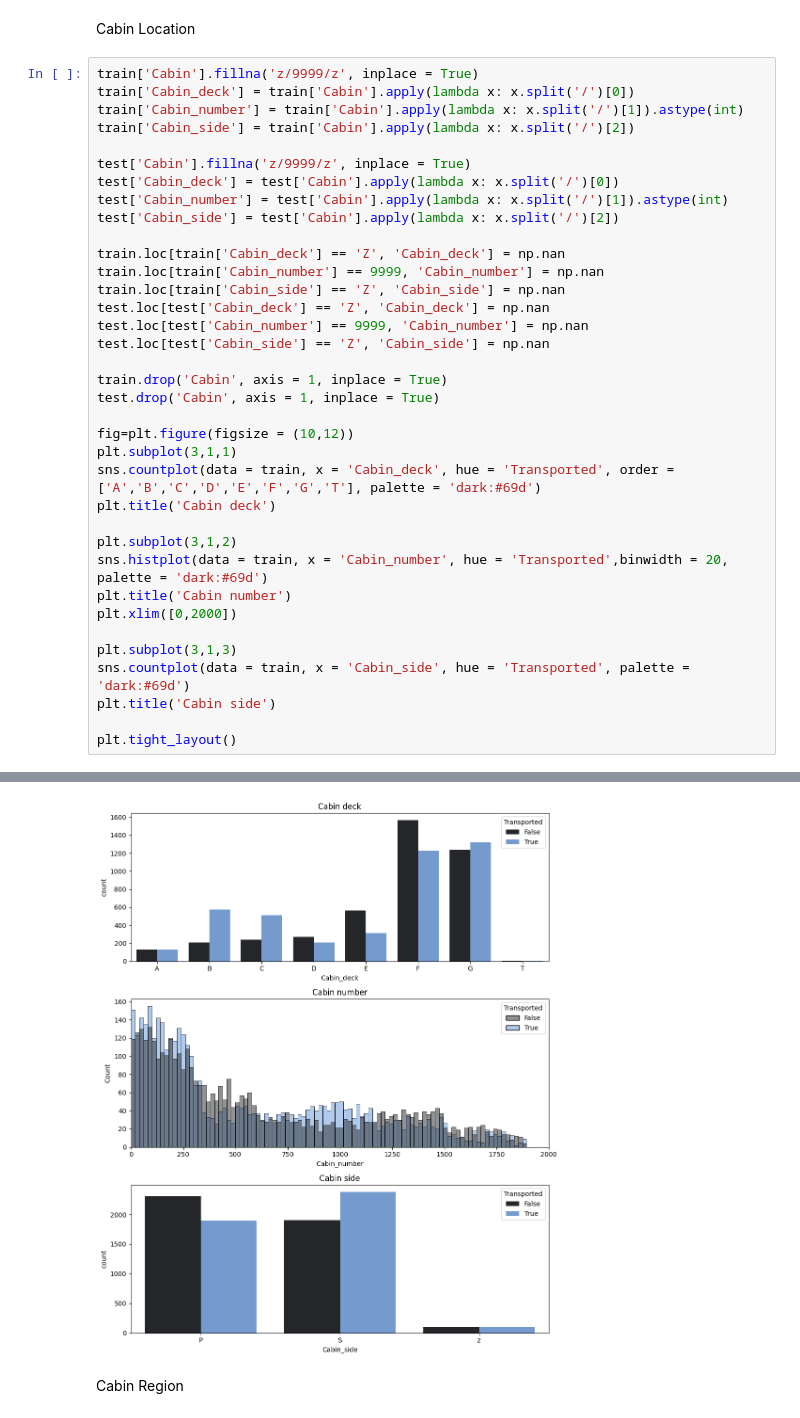
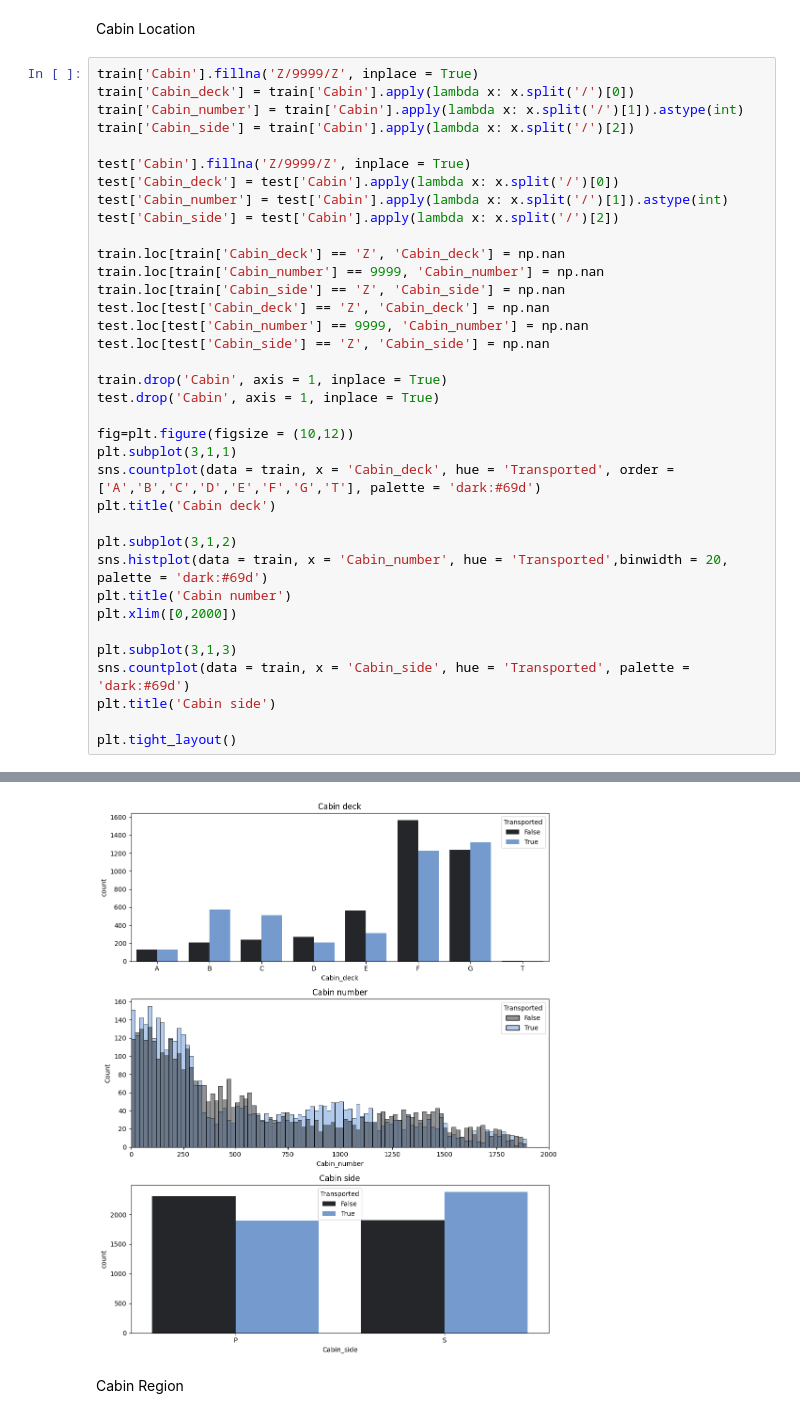
Before and after one commit to MooAbdelhamid/kaggle-notebooks, a Jupyter notebook: spaceship-titanic.ipynb, the cells around one changed output, grey strips where cells are left out. Saved outputs shown, nothing was run; the diff lists cells and outputs as text.

```diff
--- a/spaceship-titanic.ipynb
+++ b/spaceship-titanic.ipynb
@@ -391,12 +390,12 @@ Text(0.5, 1.0, 'Passenger travelling solo')
 # %% [markdown]
 Cabin Location
 # %%
-train['Cabin'].fillna('z/9999/z', inplace = True)
+train['Cabin'].fillna('Z/9999/Z', inplace = True)
 train['Cabin_deck'] = train['Cabin'].apply(lambda x: x.split('/')[0])
 train['Cabin_number'] = train['Cabin'].apply(lambda x: x.split('/')[1]).astype(int)
 train['Cabin_side'] = train['Cabin'].apply(lambda x: x.split('/')[2])
 
-test['Cabin'].fillna('z/9999/z', inplace = True)
+test['Cabin'].fillna('Z/9999/Z', inplace = True)
 test['Cabin_deck'] = test['Cabin'].apply(lambda x: x.split('/')[0])
 test['Cabin_number'] = test['Cabin'].apply(lambda x: x.split('/')[1]).astype(int)
 test['Cabin_side'] = test['Cabin'].apply(lambda x: x.split('/')[2])
@@ -442,4 +441,4 @@ For example, when doing 'df[col].method(value, inplace=True)', try using 'df.met
-[figure, old version]
+[figure, new version]
 # %% [markdown]
 Cabin Region
 # %%
```
Also changed, not shown: parts of 41 cells of this notebook.
